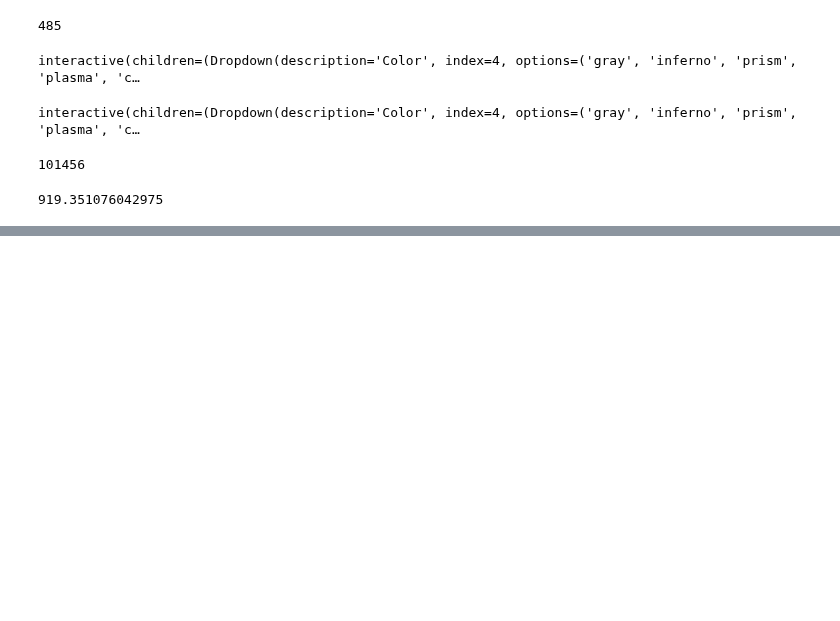
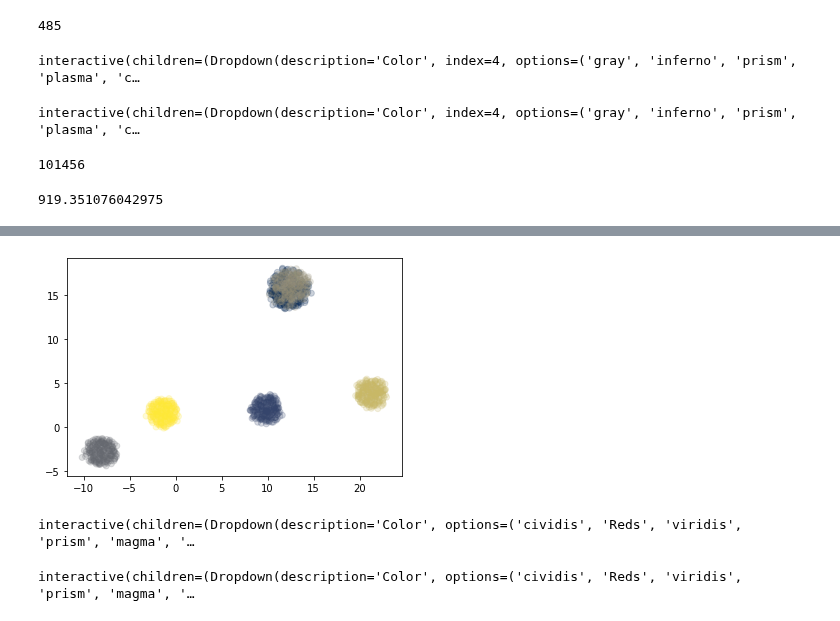
Before and after one commit to michaelrstadler/rpb1, a Jupyter notebook: bin/notebooks/20220329-realdata-siamese-2.ipynb, the cells around one changed output, grey strips where cells are left out. Saved outputs shown, nothing was run; the diff lists cells and outputs as text; code cells hidden in the pictures; blank space fills up the shorter version.

```diff
--- a/bin/notebooks/20220329-realdata-siamese-2.ipynb
+++ b/bin/notebooks/20220329-realdata-siamese-2.ipynb
@@ -861,0 +916,9 @@ M / 1e-9
+# %%
+plt.scatter(dr[:,0], dr[:,1], c=cols, marker='o', alpha=0.2, cmap='cividis')
+plt.savefig('/Users/michaelstadler/Bioinformatics/Projects/rpb1/figures/simulation_overview/umap_rand5.png', dpi=300)
+# %% [output]
+[figure, added]
+# %%
+fm.viewer(masks_og.max(axis=1), 10)
+# %% [output]
+interactive(children=(Dropdown(description='Color', options=('cividis', 'Reds', 'viridis', 'prism', 'magma', '…
@@ -861,0 +943,5 @@ M / 1e-9
+# %%
+#fm.viewer([im4.mean(axis=0), im3.mean(axis=0), im2.mean(axis=0), im1.mean(axis=0), im5.mean(axis=0)], 5)
+fm.viewer([im4, im5, im3, im2, im1], zmax=True)
+# %% [output]
+interactive(children=(Dropdown(description='Color', options=('cividis', 'Reds', 'viridis', 'prism', 'magma', '…
```
Also changed, not shown: parts of 16 cells of this notebook, 1 other file.
